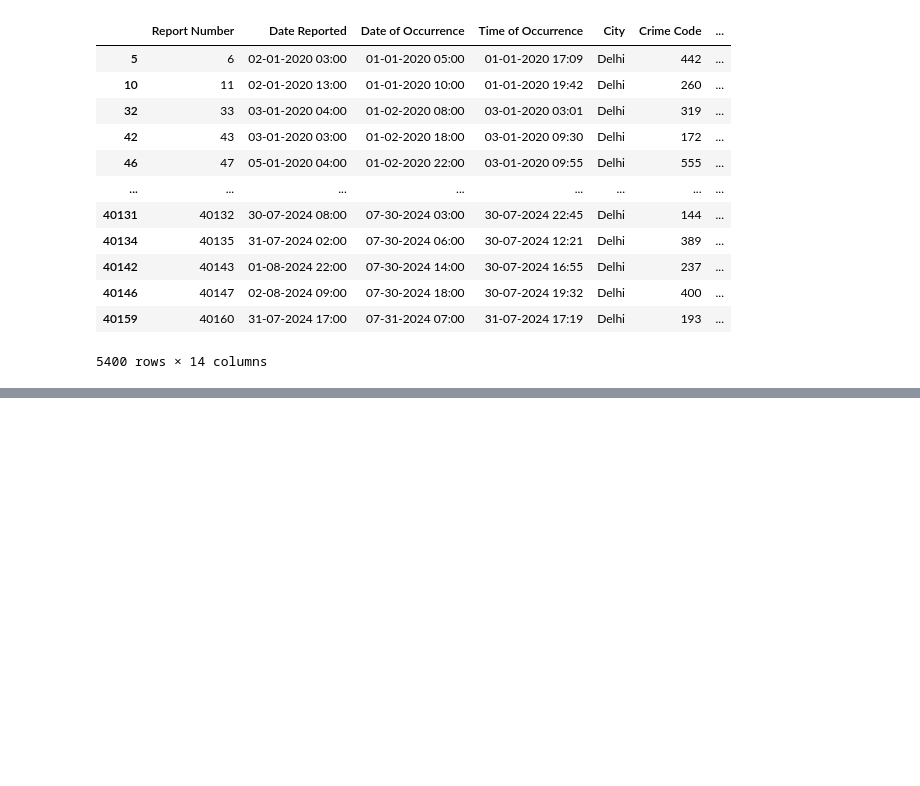
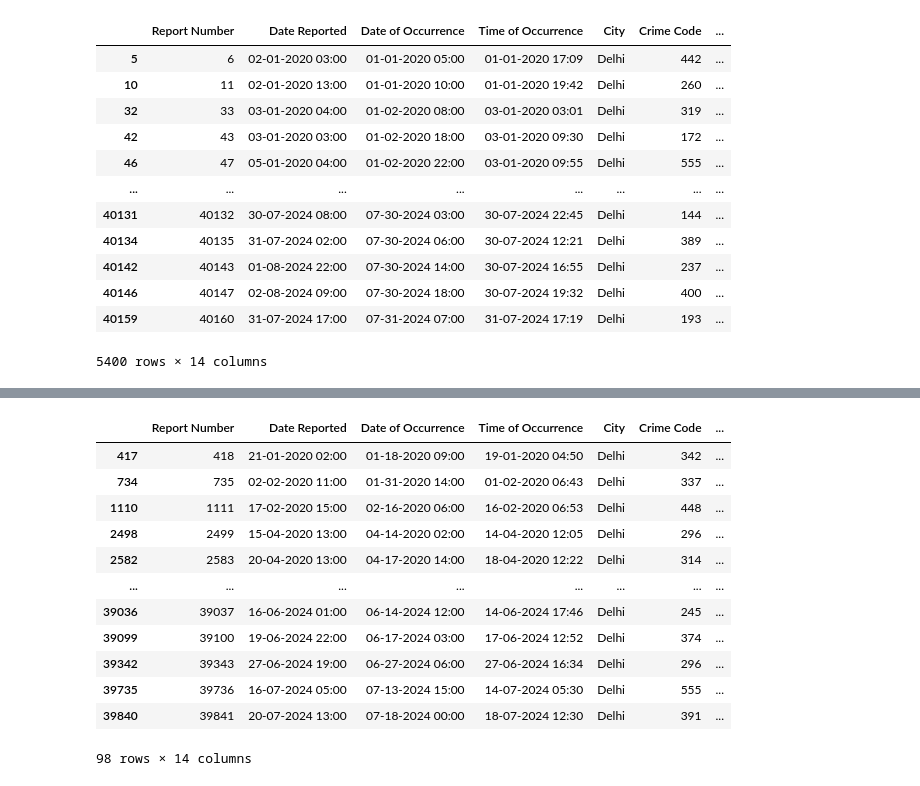
Before and after one commit to Akashyadav-codes/Data_Analyst_Jupyter, a Jupyter notebook: project/Untitled.ipynb, the cells around one changed output, grey strips where cells are left out. Cells and saved outputs as stored; diff of their text form; code cells hidden in the pictures; blank space fills up the shorter version.

```diff
--- a/project/Untitled.ipynb
+++ b/project/Untitled.ipynb
@@ -124,0 +180,17 @@ v
+# %%
+b=g[g["Crime Description"]=="ROBBERY"]
+b
+# %% [output]
+|  | Report Number | Date Reported | Date of Occurrence | Time of Occurrence | City | Crime Code | ... |
+| 417 | 418 | 21-01-2020 02:00 | 01-18-2020 09:00 | 19-01-2020 04:50 | Delhi | 342 | ... |
+| 734 | 735 | 02-02-2020 11:00 | 01-31-2020 14:00 | 01-02-2020 06:43 | Delhi | 337 | ... |
+| 1110 | 1111 | 17-02-2020 15:00 | 02-16-2020 06:00 | 16-02-2020 06:53 | Delhi | 448 | ... |
+| 2498 | 2499 | 15-04-2020 13:00 | 04-14-2020 02:00 | 14-04-2020 12:05 | Delhi | 296 | ... |
+| 2582 | 2583 | 20-04-2020 13:00 | 04-17-2020 14:00 | 18-04-2020 12:22 | Delhi | 314 | ... |
+| ... | ... | ... | ... | ... | ... | ... | ... |
+| 39036 | 39037 | 16-06-2024 01:00 | 06-14-2024 12:00 | 14-06-2024 17:46 | Delhi | 245 | ... |
+| 39099 | 39100 | 19-06-2024 22:00 | 06-17-2024 03:00 | 17-06-2024 12:52 | Delhi | 374 | ... |
+| 39342 | 39343 | 27-06-2024 19:00 | 06-27-2024 06:00 | 27-06-2024 16:34 | Delhi | 296 | ... |
+| 39735 | 39736 | 16-07-2024 05:00 | 07-13-2024 15:00 | 14-07-2024 05:30 | Delhi | 555 | ... |
+| 39840 | 39841 | 20-07-2024 13:00 | 07-18-2024 00:00 | 18-07-2024 12:30 | Delhi | 391 | ... |
+98 rows × 14 columns
```
Also changed, not shown: parts of 15 cells of this notebook.
